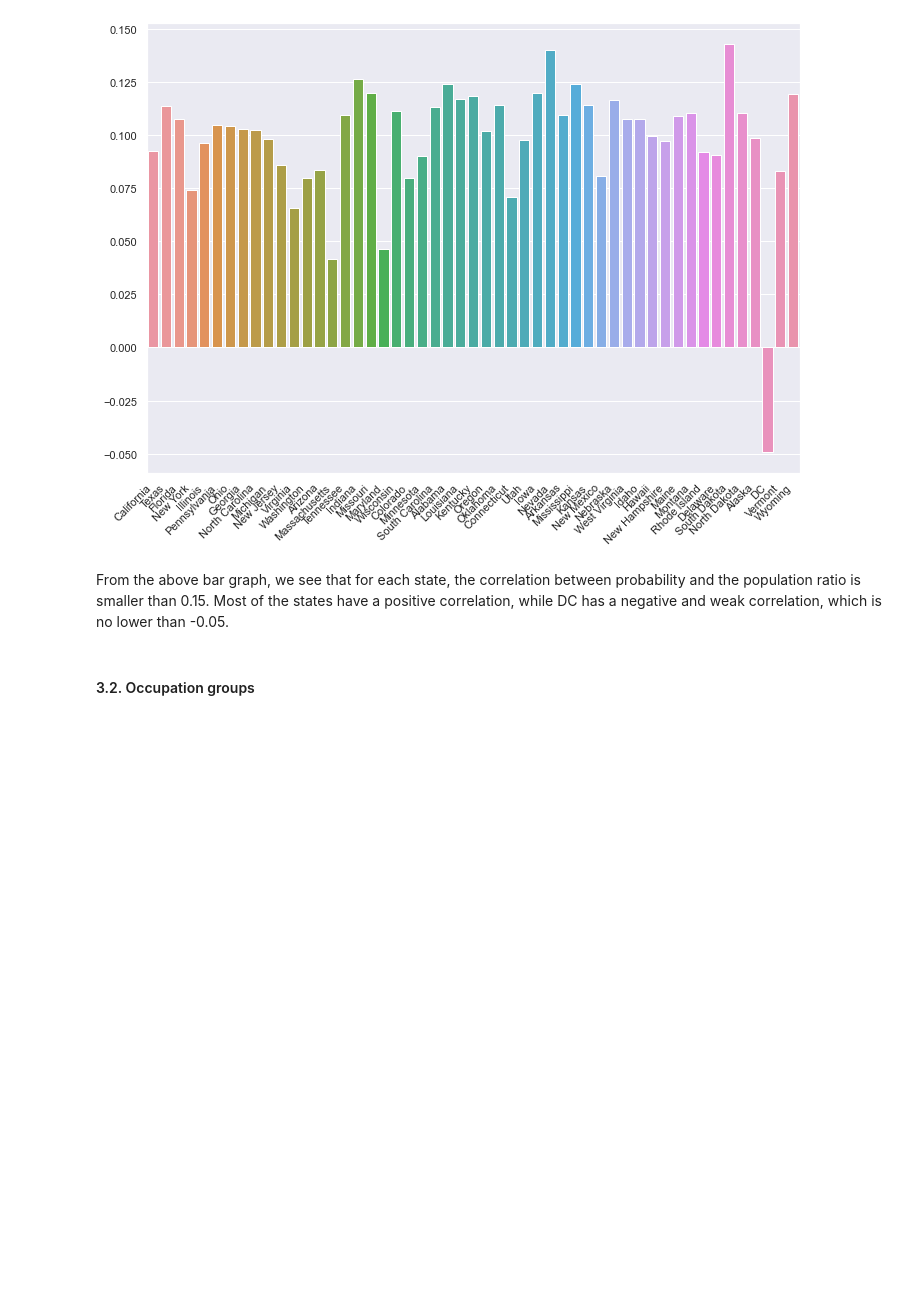
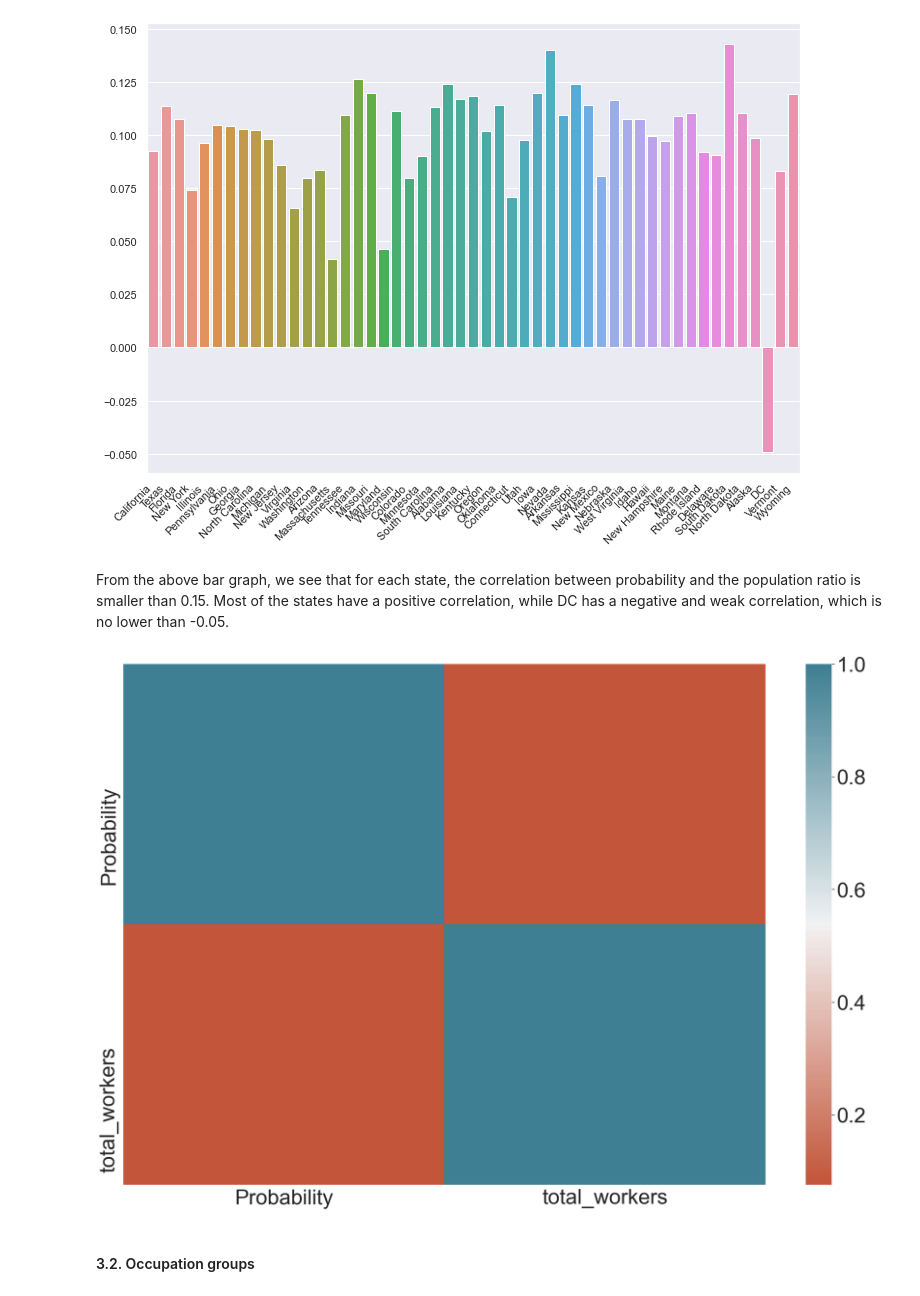
Before and after one commit to minhui-ma/Occupation-Salary-and-Likelihood-of-Automation, a Jupyter notebook: Occupation_Salary_Automation.ipynb, the cells around one changed output. Saved outputs shown, nothing was run; the diff lists cells and outputs as text; code cells hidden in the pictures; blank space fills up the shorter version.

```diff
--- a/Occupation_Salary_Automation.ipynb
+++ b/Occupation_Salary_Automation.ipynb
@@ -417,6 +417,20 @@ ax.set_xticklabels(
 [figure]
 # %% [markdown]
 From the above bar graph, we see that for each state, the correlation between probability and the population ratio is smaller than 0.15. Most of the states have a positive correlation, while DC has a negative and weak correlation, which is no lower than -0.05.
+# %%
+df_float2 = ratio_data[['Probability','total_workers','variable']]
+sns.set_style("dark")
+
+plt.figure(figsize=(30,20))
+# plt.title("Occupations by US states")
+sns.heatmap(df_float2.corr(),cmap = sns.diverging_palette(20,220,n=200))
+# plt.xlabel("States")
+plt.ylabel("")
+sns.set(font_scale=4)
+plt.savefig('All states Occupations groups and probability of automatisation.svg', bbox_inches="tight")
+plt.show()
+# %% [output]
+[figure, added]
 # %% [markdown]
 #### 3.2. Occupation groups
 # %%
```
